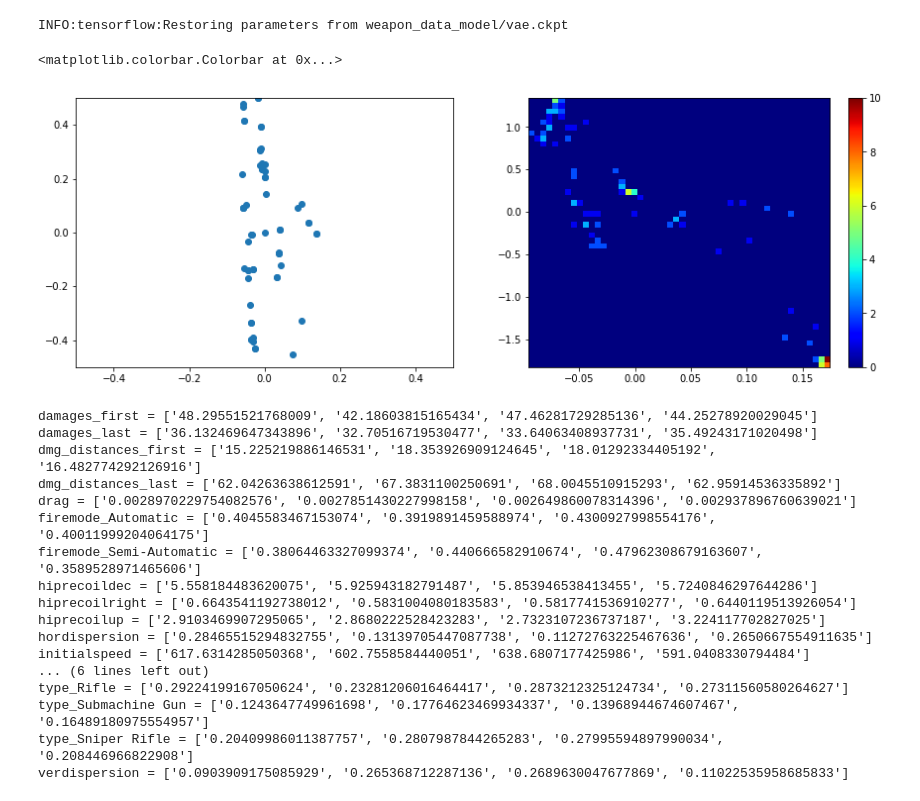
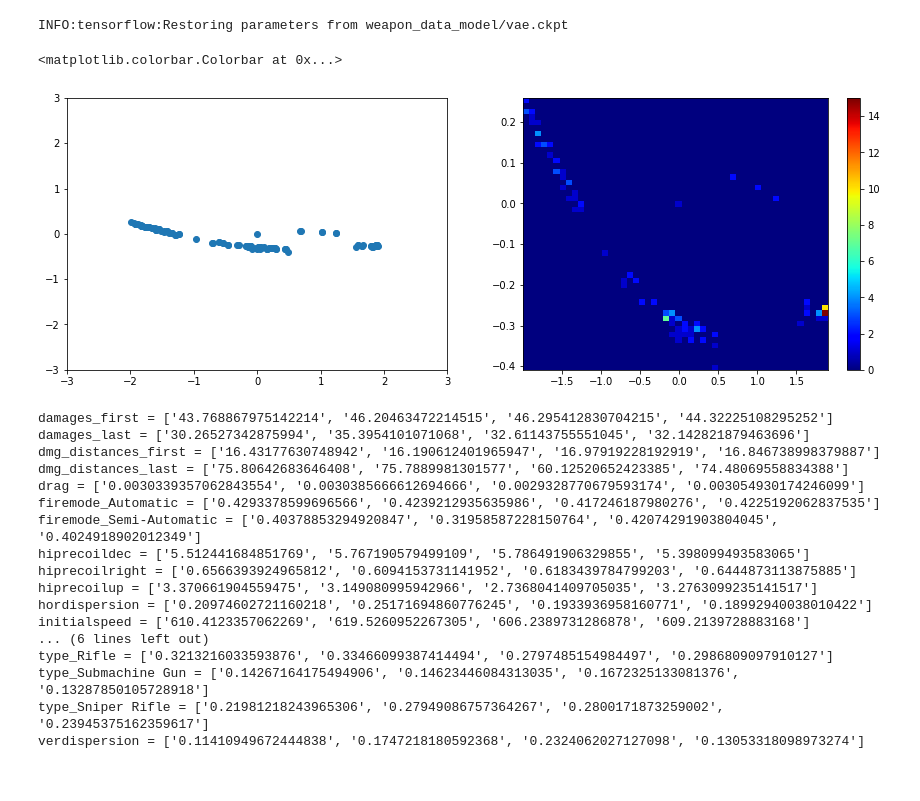
Before and after one commit to bernhardrieder/PCGML-Game-Mechanics, a Jupyter notebook: Learning Methods Test Environment/VAE.ipynb, the cells around one changed output. Cells and saved outputs as stored; diff of their text form; code cells hidden in the pictures.

Commit message:
refactored VAE code according to train easier and to try more network constellations.  refactoring was heavily guided by https://jmetzen.github.io/2015-11-27/vae.html

```diff
--- a/Learning Methods Test Environment/VAE.ipynb
+++ b/Learning Methods Test Environment/VAE.ipynb
@@ -100,16 +111,16 @@ z_dim = 2 #Dimension of the latent space
 # Functions to get variables
 def create_weight(shape):
     initial = tf.truncated_normal(shape, stddev=0.1)
-    return tf.Variable(initial)
+    return tf.Variable(initial, dtype=tf.float32)
     initial = tf.contrib.layers.xavier_initializer()
-    return tf.Variable(initial(shape))
+    return tf.Variable(initial(shape), dtype=tf.float32)
 
 def create_bias(shape):
-    initial = tf.constant(0.1, shape=shape)
+    initial = tf.constant(0.1, shape=shape, dtype=tf.float32)
     #initial = tf.truncated_normal(shape, stddev=0.01)
-    return tf.Variable(initial)
+    return tf.Variable(initial, dtype=tf.float32)
     initial = tf.contrib.layers.xavier_initializer()
-    return tf.Variable(initial(shape))
+    return tf.Variable(initial(shape), dtype=tf.float32)
 # %% [markdown]
 ### Building the networks
 #### The encoder network $q_\phi(z|x)$
@@ -241,8 +252,8 @@ latent_loss = kullbackLeibler(z_mu, tf.log(tf.sqrt(tf.exp(z_ls2))))
 cost = tf.reduce_mean(reconstr_loss + latent_loss)   # average over batch
 
 # Use ADAM optimizer
-#optimizer =  tf.train.AdamOptimizer(learning_rate=learning_rate).minimize(cost)
-optimizer =  tf.train.RMSPropOptimizer(learning_rate=learning_rate).minimize(cost)
+optimizer =  tf.train.AdamOptimizer(learning_rate=learning_rate).minimize(cost)
+#optimizer =  tf.train.RMSPropOptimizer(learning_rate=learning_rate).minimize(cost)
 # %%
 init = tf.global_variables_initializer()
 saver = tf.train.Saver()
@@ -390,15 +411,15 @@ INFO:tensorflow:Restoring parameters from weapon_data_model/vae.ckpt
 # %%
 plt.figure(figsize=(15,5))
 plt.subplot(1,2,1)
 plt.scatter(all_z[:,0], all_z[:,1])
-plt.xlim(-0.5,0.5)
-plt.ylim(-0.5,0.5)
+plt.xlim(-3,3)
+plt.ylim(-3,3)
 plt.subplot(1,2,2)
 plt.hist2d(all_z[:,0], all_z[:,1], (50, 50), cmap=plt.cm.jet)
 plt.colorbar()
 # %% [output]
 <matplotlib.colorbar.Colorbar at 0x...>
-[figure, old version]
+[figure, new version]
 # %%
 # Testing
 random = tf.random_uniform(shape=[1,z_dim], minval=-100.0, maxval=100.0)
@@ -416,20 +437,20 @@ with tf.Session() as sess:
         generated.append(x_test[0])
     print_decoded_tensors_as_dict(weapon_data, generated)
 # %% [output]
-damages_first = ['48.29551521768009', '42.18603815165434', '47.46281729285136', '44.25278920029045']
-damages_last = ['36.132469647343896', '32.70516719530477', '33.64063408937731', '35.49243171020498']
-dmg_distances_first = ['15.225219886146531', '18.353926909124645', '18.01292334405192', '16.482774292126916']
-dmg_distances_last = ['62.04263638612591', '67.3831100250691', '68.0045510915293', '62.95914536335892']
-drag = ['0.0028970229754082576', '0.0027851430227998158', '0.002649860078314396', '0.002937896760639021']
-firemode_Automatic = ['0.4045583467153074', '0.3919891459588974', '0.4300927998554176', '0.40011999204064175']
-firemode_Semi-Automatic = ['0.38064463327099374', '0.440666582910674', '0.47962308679163607', '0.3589528971465606']
-hiprecoildec = ['5.558184483620075', '5.925943182791487', '5.853946538413455', '5.7240846297644286']
-hiprecoilright = ['0.6643541192738012', '0.5831004080183583', '0.5817741536910277', '0.6440119513926054']
-hiprecoilup = ['2.9103469907295065', '2.8680222528423283', '2.7323107236737187', '3.224117702827025']
-hordispersion = ['0.28465515294832755', '0.13139705447087738', '0.11272763225467636', '0.2650667554911635']
-initialspeed = ['617.6314285050368', '602.7558584440051', '638.6807177425986', '591.0408330794484']
+damages_first = ['43.768867975142214', '46.20463472214515', '46.295412830704215', '44.32225108295252']
+damages_last = ['30.26527342875994', '35.3954101071068', '32.61143755551045', '32.142821879463696']
+dmg_distances_first = ['16.43177630748942', '16.190612401965947', '16.97919228192919', '16.846738998379887']
+dmg_distances_last = ['75.80642683646408', '75.7889981301577', '60.12520652423385', '74.48069558834388']
+drag = ['0.0030339357062843554', '0.0030385666612694666', '0.0029328770679593174', '0.003054930174246099']
+firemode_Automatic = ['0.4293378599696566', '0.4239212935635986', '0.417246187980276', '0.4225192062837535']
+firemode_Semi-Automatic = ['0.40378853294920847', '0.31958587228150764', '0.42074291903804045', '0.4024918902012349']
+hiprecoildec = ['5.512441684851769', '5.767190579499109', '5.786491906329855', '5.398099493583065']
+hiprecoilright = ['0.6566393924965812', '0.6094153731141952', '0.6183439784799203', '0.6444873113875885']
+hiprecoilup = ['3.370661904559475', '3.149080995942966', '2.7368041409705035', '3.2763099235141517']
+hordispersion = ['0.20974602721160218', '0.25171694860776245', '0.1933936958160771', '0.18992940038010422']
+initialspeed = ['610.4123357062269', '619.5260952267305', '606.2389731286878', '609.2139728883168']
 ... (6 lines left out)
-type_Rifle = ['0.29224199167050624', '0.23281206016464417', '0.2873212325124734', '0.27311560580264627']
-type_Submachine Gun = ['0.1243647749961698', '0.17764623469934337', '0.13968944674607467', '0.16489180975554957']
-type_Sniper Rifle = ['0.20409986011387757', '0.2807987844265283', '0.27995594897990034', '0.208446966822908']
-verdispersion = ['0.0903909175085929', '0.265368712287136', '0.2689630047677869', '0.11022535958685833']
+type_Rifle = ['0.3213216033593876', '0.33466099387414494', '0.2797485154984497', '0.2986809097910127']
+type_Submachine Gun = ['0.14267164175494906', '0.14623446084313035', '0.1672325133081376', '0.13287850105728918']
+type_Sniper Rifle = ['0.21981218243965306', '0.27949086757364267', '0.2800171873259002', '0.23945375162359617']
+verdispersion = ['0.11410949672444838', '0.1747218180592368', '0.2324062027127098', '0.13053318098973274']
```
Also changed, not shown: parts of 3 cells of this notebook, 1 other file.
